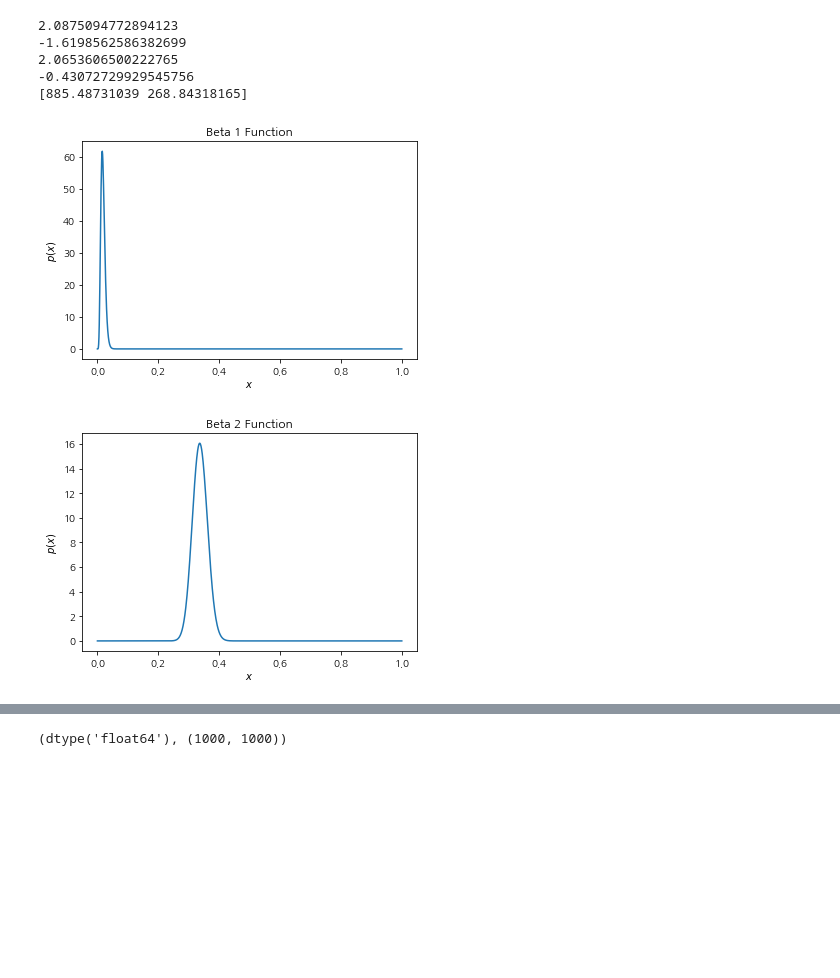
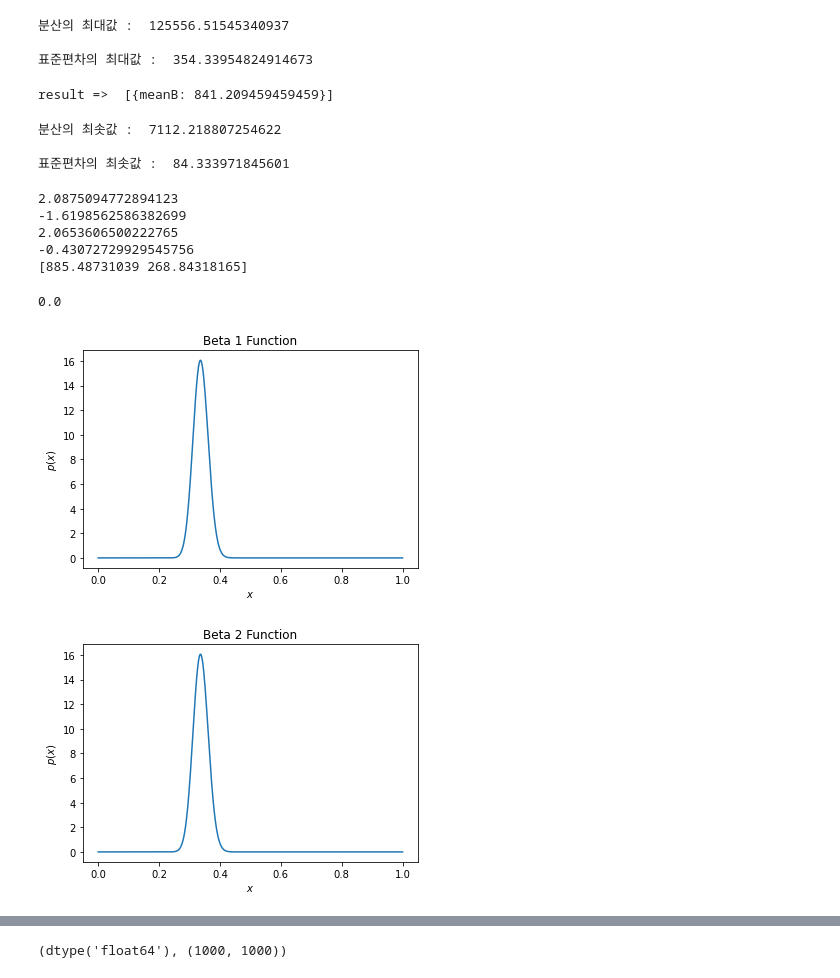
Before and after one commit to sava-hub/-, a Jupyter notebook: Beta distribution.ipynb, the cells around one changed output, grey strips where cells are left out. Saved outputs shown, nothing was run; the diff lists cells and outputs as text; code cells hidden in the pictures; blank space fills up the shorter version.

```diff
--- a/Beta distribution.ipynb
+++ b/Beta distribution.ipynb
@@ -39,3 +43,56 @@ from mpl_toolkits.mplot3d import axes3d
+# %%
+#위와 마찬가지로 전체 학생의 분산의 최대값을 구해보자
+#분산이 최대가 되기위해서는 점수가 평균점수로부터의 차이가 커야한다
+A=np.full((233,6),1500)
+B=np.full((233,232),636.6)
+B=np.triu(B, -1)
+C=np.full((233,140),0)
+e=np.full((233,1),1447.7)
+f=np.full((233,1),811.1)
+D=np.concatenate((e, f), axis=1)
+max=np.concatenate((A,B), axis=1)
+max=np.concatenate((max,C), axis=1)
+max=np.concatenate((max,D), axis=1)
+max_df=pd.DataFrame(max)
+var=max_df.var(axis=1)
+std=max_df.std(axis=1)
+#print(var,std)
+print("\n분산의 최대값 : ", var.max())
+print("\n표준편차의 최대값 : ", std.max())
+# %% [output]
+분산의 최대값 :  125556.51545340937
+
+표준편차의 최대값 :  354.33954824914673
+# %%
+#위와 마찬가지로 전체 학생의 분산의 최솟값을 구해보자
+#엄밀히 말하자면 A group의 성적은 1447.7초과이므로
+#표준편차와 분산은 앞으로 구하는 최솟값?을 초과해야한다.
+#다만 여기서는 그 값을 최솟값으로 표기하겠다.
+#분산이 최소가 되기위해서는 평균과 점수가 가장 가까워야한다.
+#이를 위해서는 Bgroup의 평균이 전체 평균과 같아야한다.
+
+meanB = Symbol('meanB')  #B group의 평균
+equation ={(6/380)*1447.7  + (1/380)* 1447.7 + (232/380-1)* meanB + (1/380)* 811.1 + (140/380)*811.1 }
+result = solve(equation,dict=True)
+print("result => ", result)
+# %% [output]
+result =>  [{meanB: 841.209459459459}]
+# %%
+#이때 분산과 표준편차를 구하자
+A=np.full((1,7),1447.7)
+B=np.full((1,232),841.209459459459)
+C=np.full((1,141),811.1)
+min = np.concatenate((A,B), axis=1)
+min = np.concatenate((min,C), axis=1)
+var=min.var(axis=1)
+std=min.std(axis=1)
+#print(var,std)
+print("\n분산의 최솟값 : ", var.max())
+print("\n표준편차의 최솟값 : ", std.max())
+# %% [output]
+분산의 최솟값 :  7112.218807254622
+
+표준편차의 최솟값 :  84.333971845601
 # %%
 #모수가 정규분포일때 평균과 분산을 구해보자
 rv = sp.stats.norm(loc=0, scale=1)
@@ -57,25 +114,32 @@ print(C)
 2.0653606500222765
 -0.43072729929545756
 [885.48731039 268.84318165]
+# %%
+xpdf, ypdf = np.meshgrid(pdf1,pdf2)
+xypdf = (xpdf*ypdf) #각xy의 확률 밀도에 비례
+xypdf.min()
+# %% [output]
+0.0
 # %%
+%matplotlib inline
 # 모집단에서 점수가 1447.7을 초과할 화률의 분포
 beta1=  sp.stats.beta(a=7, b=375,)
 xx = np.linspace(0, 1, 1000)
-pdf = beta1.pdf(xx)
+pdf1 = beta1.pdf(xx)
 plt.plot(xx, pdf)
 plt.title("Beta 1 Function")
 plt.xlabel("$x$")
 plt.ylabel("$p(x)$")
 plt.show()
 
 # 모집단에서 점수가 811.1이하일 화률의 분포
 beta2=  sp.stats.beta(a=122, b=240,)
-pdf = beta2.pdf(xx)
+pdf2 = beta2.pdf(xx)
 plt.plot(xx, pdf)
 plt.title("Beta 2 Function")
 plt.xlabel("$x$")
 plt.ylabel("$p(x)$")
 plt.show()
 # %% [output]
-[figure, old version]
+[figure, new version]
-[figure, old version]
+[figure, new version]
```
Also changed, not shown: parts of 15 cells of this notebook.
